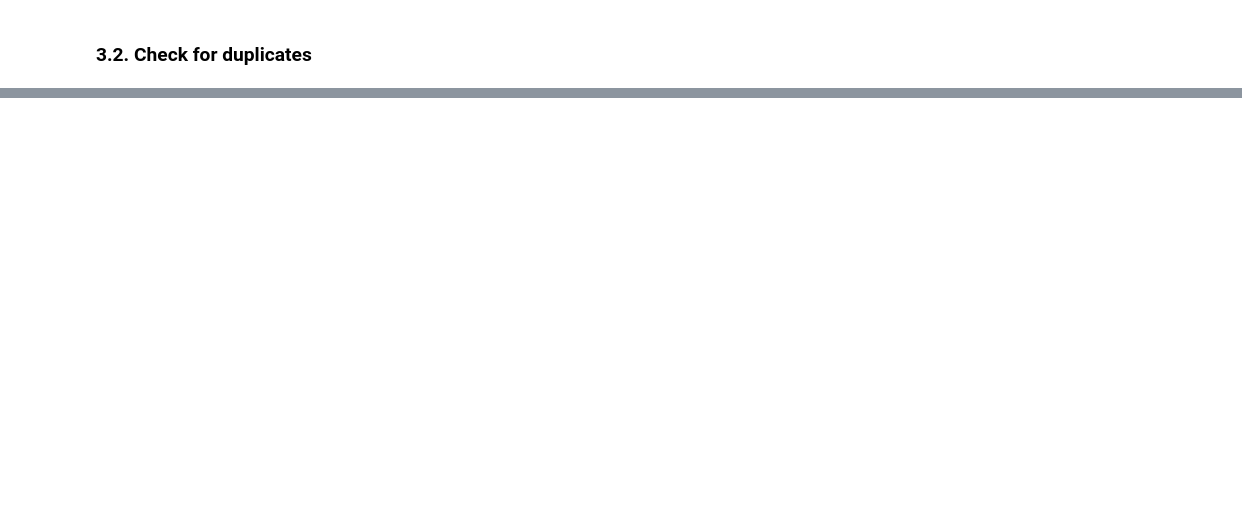
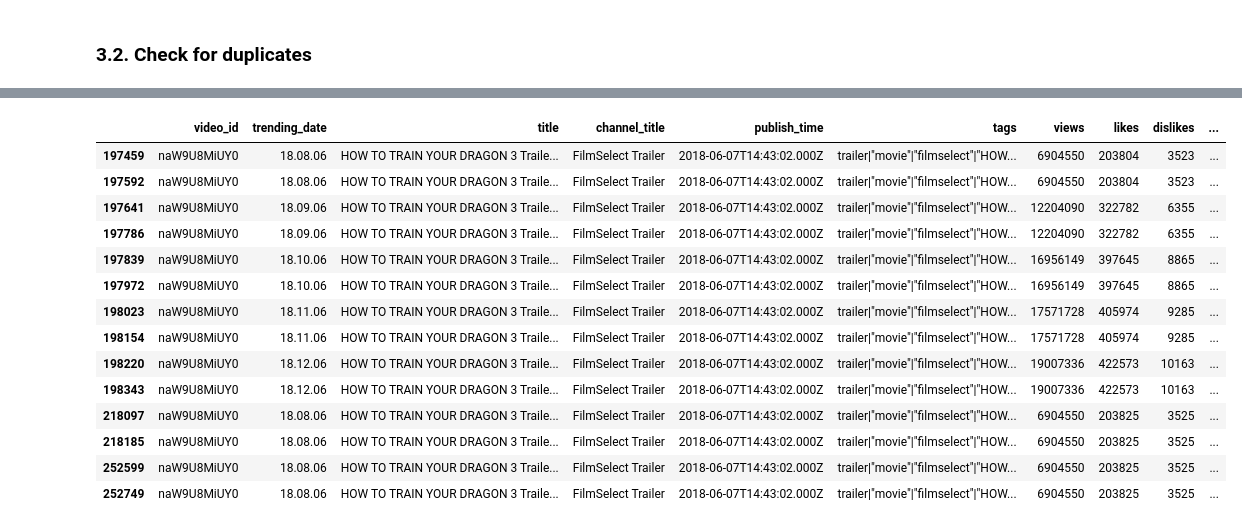
Before and after one commit to mstoychev/Data-Science-Projects, a Jupyter notebook: 7. Machine Learning Project/original data/exploratory_analysis.ipynb, the cells around one changed output, grey strips where cells are left out. Cells and saved outputs as stored; diff of their text form; code cells hidden in the pictures; blank space fills up the shorter version.

```diff
--- a/7. Machine Learning Project/original data/exploratory_analysis.ipynb
+++ b/7. Machine Learning Project/original data/exploratory_analysis.ipynb
@@ -257,0 +253,2 @@ data[data.duplicated() == True]
+# %%
+data.reset_index(inplace=True)
@@ -257,0 +286,19 @@ data[data.duplicated() == True]
+# %%
+# analizing the pattern 2
+data[(data.duplicated(keep=False)) & (data["video_id"] == "naW9U8MiUY0")]
+# %% [output]
+|  | video_id | trending_date | title | channel_title | publish_time | tags | views | likes | dislikes | ... |
+| 197459 | naW9U8MiUY0 | 18.08.06 | HOW TO TRAIN YOUR DRAGON 3 Traile... | FilmSelect Trailer | 2018-06-07T14:43:02.000Z | trailer|"movie"|"filmselect"|"HOW... | 6904550 | 203804 | 3523 | ... |
+| 197592 | naW9U8MiUY0 | 18.08.06 | HOW TO TRAIN YOUR DRAGON 3 Traile... | FilmSelect Trailer | 2018-06-07T14:43:02.000Z | trailer|"movie"|"filmselect"|"HOW... | 6904550 | 203804 | 3523 | ... |
+| 197641 | naW9U8MiUY0 | 18.09.06 | HOW TO TRAIN YOUR DRAGON 3 Traile... | FilmSelect Trailer | 2018-06-07T14:43:02.000Z | trailer|"movie"|"filmselect"|"HOW... | 12204090 | 322782 | 6355 | ... |
+| 197786 | naW9U8MiUY0 | 18.09.06 | HOW TO TRAIN YOUR DRAGON 3 Traile... | FilmSelect Trailer | 2018-06-07T14:43:02.000Z | trailer|"movie"|"filmselect"|"HOW... | 12204090 | 322782 | 6355 | ... |
+| 197839 | naW9U8MiUY0 | 18.10.06 | HOW TO TRAIN YOUR DRAGON 3 Traile... | FilmSelect Trailer | 2018-06-07T14:43:02.000Z | trailer|"movie"|"filmselect"|"HOW... | 16956149 | 397645 | 8865 | ... |
+| 197972 | naW9U8MiUY0 | 18.10.06 | HOW TO TRAIN YOUR DRAGON 3 Traile... | FilmSelect Trailer | 2018-06-07T14:43:02.000Z | trailer|"movie"|"filmselect"|"HOW... | 16956149 | 397645 | 8865 | ... |
+| 198023 | naW9U8MiUY0 | 18.11.06 | HOW TO TRAIN YOUR DRAGON 3 Traile... | FilmSelect Trailer | 2018-06-07T14:43:02.000Z | trailer|"movie"|"filmselect"|"HOW... | 17571728 | 405974 | 9285 | ... |
+| 198154 | naW9U8MiUY0 | 18.11.06 | HOW TO TRAIN YOUR DRAGON 3 Traile... | FilmSelect Trailer | 2018-06-07T14:43:02.000Z | trailer|"movie"|"filmselect"|"HOW... | 17571728 | 405974 | 9285 | ... |
+| 198220 | naW9U8MiUY0 | 18.12.06 | HOW TO TRAIN YOUR DRAGON 3 Traile... | FilmSelect Trailer | 2018-06-07T14:43:02.000Z | trailer|"movie"|"filmselect"|"HOW... | 19007336 | 422573 | 10163 | ... |
+| 198343 | naW9U8MiUY0 | 18.12.06 | HOW TO TRAIN YOUR DRAGON 3 Traile... | FilmSelect Trailer | 2018-06-07T14:43:02.000Z | trailer|"movie"|"filmselect"|"HOW... | 19007336 | 422573 | 10163 | ... |
+| 218097 | naW9U8MiUY0 | 18.08.06 | HOW TO TRAIN YOUR DRAGON 3 Traile... | FilmSelect Trailer | 2018-06-07T14:43:02.000Z | trailer|"movie"|"filmselect"|"HOW... | 6904550 | 203825 | 3525 | ... |
+| 218185 | naW9U8MiUY0 | 18.08.06 | HOW TO TRAIN YOUR DRAGON 3 Traile... | FilmSelect Trailer | 2018-06-07T14:43:02.000Z | trailer|"movie"|"filmselect"|"HOW... | 6904550 | 203825 | 3525 | ... |
+| 252599 | naW9U8MiUY0 | 18.08.06 | HOW TO TRAIN YOUR DRAGON 3 Traile... | FilmSelect Trailer | 2018-06-07T14:43:02.000Z | trailer|"movie"|"filmselect"|"HOW... | 6904550 | 203825 | 3525 | ... |
+| 252749 | naW9U8MiUY0 | 18.08.06 | HOW TO TRAIN YOUR DRAGON 3 Traile... | FilmSelect Trailer | 2018-06-07T14:43:02.000Z | trailer|"movie"|"filmselect"|"HOW... | 6904550 | 203825 | 3525 | ... |
```
Also changed, not shown: parts of 19 cells of this notebook.
